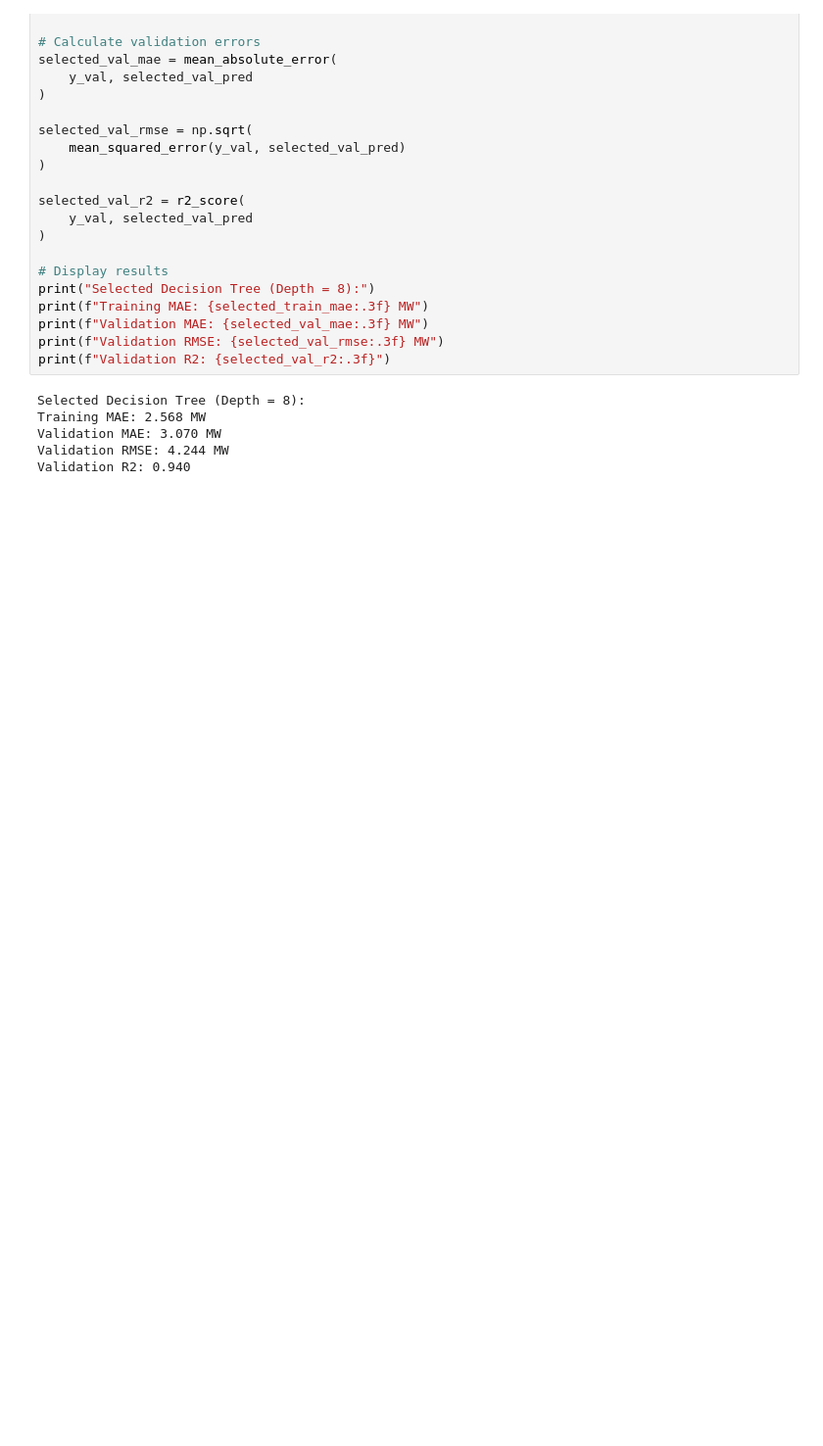
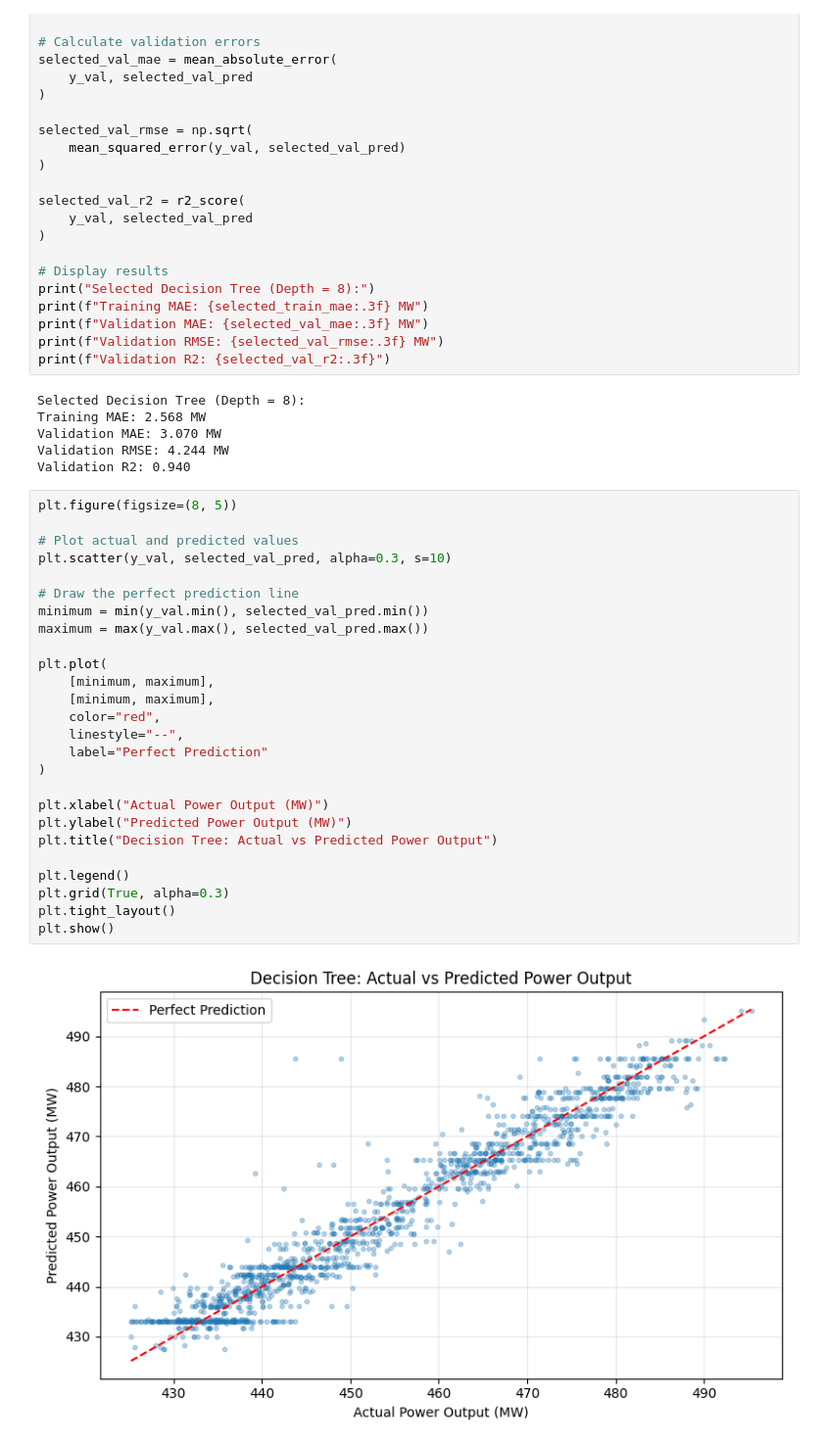
Before and after one commit to kson3/MMA3001_Power_Plant_Project, a Jupyter notebook: notebooks/03_decision_tree_regression.ipynb, the cells around one changed output. Shown at 98% size. Saved outputs shown, nothing was run; the diff lists cells and outputs as text; blank space fills up the shorter version.

Commit message:
Add decision tree validation plots and model comparison   5.

```diff
--- a/notebooks/03_decision_tree_regression.ipynb
+++ b/notebooks/03_decision_tree_regression.ipynb
@@ -193,3 +193,31 @@ Training MAE: 2.568 MW
 Validation MAE: 3.070 MW
 Validation RMSE: 4.244 MW
 Validation R2: 0.940
+# %%
+plt.figure(figsize=(8, 5))
+
+# Plot actual and predicted values
+plt.scatter(y_val, selected_val_pred, alpha=0.3, s=10)
+
+# Draw the perfect prediction line
+minimum = min(y_val.min(), selected_val_pred.min())
+maximum = max(y_val.max(), selected_val_pred.max())
+
+plt.plot(
+    [minimum, maximum],
+    [minimum, maximum],
+    color="red",
+    linestyle="--",
+    label="Perfect Prediction"
+)
+
+plt.xlabel("Actual Power Output (MW)")
+plt.ylabel("Predicted Power Output (MW)")
+plt.title("Decision Tree: Actual vs Predicted Power Output")
+
+plt.legend()
+plt.grid(True, alpha=0.3)
+plt.tight_layout()
+plt.show()
+# %% [output]
+[figure, added]
```
Also changed, not shown: parts of 3 cells of this notebook.
